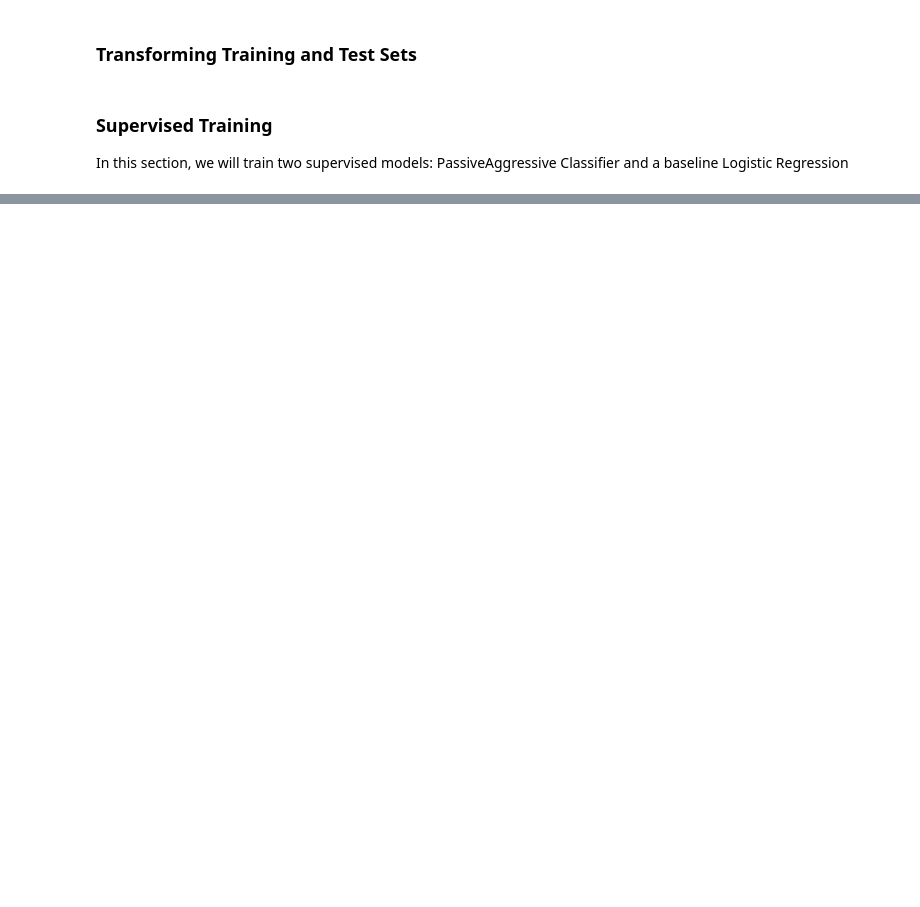
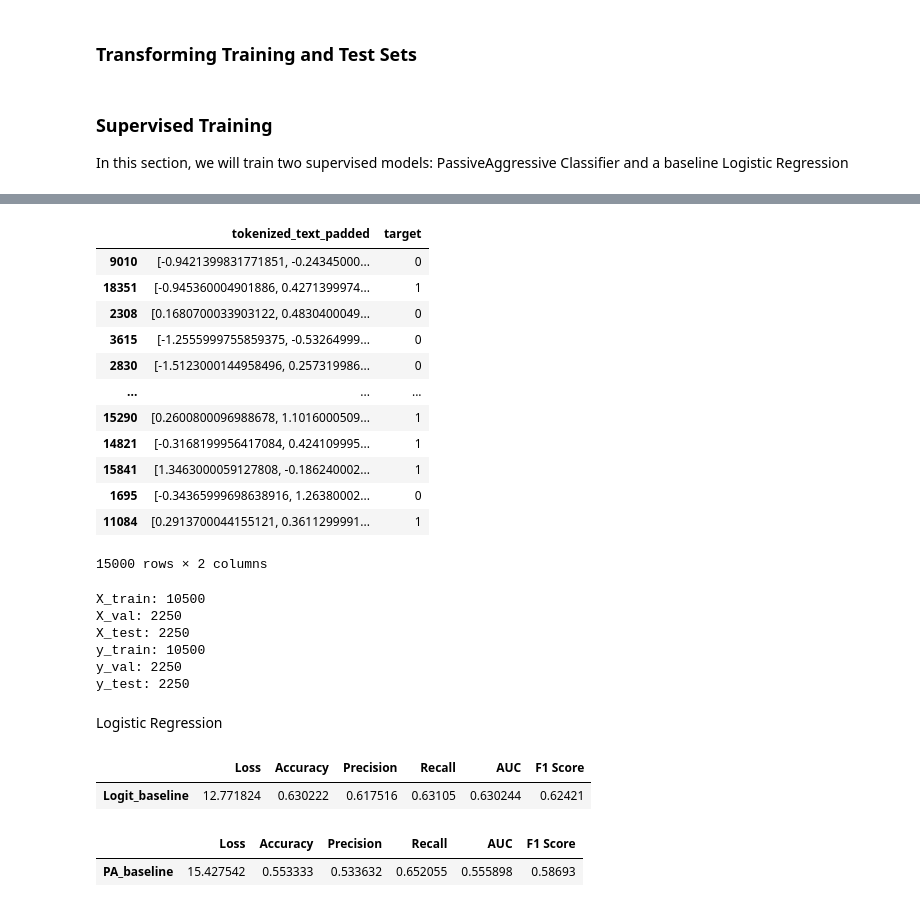
Before and after one commit to edologgerbird/context-capturing-clustering, a Jupyter notebook: final_project.ipynb, the cells around one changed output, grey strips where cells are left out. Drawn from its saved outputs; the diff is of its cells as text; code cells hidden in the pictures; blank space fills up the shorter version.

Commit message:
Added Baseline

```diff
--- a/final_project.ipynb
+++ b/final_project.ipynb
@@ -796,0 +859,18 @@ combined_results
+# %%
+# Flatten the padded tokenized text
+tweets_sampled["tokenized_text_padded"] = tweets_sampled["tokenized_text_padded"].apply(lambda x: np.ndarray.flatten(x))
+tweets_sampled
+# %% [output]
+|  | tokenized_text_padded | target |
+| 9010 | [-0.9421399831771851, -0.24345000... | 0 |
+| 18351 | [-0.945360004901886, 0.4271399974... | 1 |
+| 2308 | [0.1680700033903122, 0.4830400049... | 0 |
+| 3615 | [-1.2555999755859375, -0.53264999... | 0 |
+| 2830 | [-1.5123000144958496, 0.257319986... | 0 |
+| ... | ... | ... |
+| 15290 | [0.2600800096988678, 1.1016000509... | 1 |
+| 14821 | [-0.3168199956417084, 0.424109995... | 1 |
+| 15841 | [1.3463000059127808, -0.186240002... | 1 |
+| 1695 | [-0.34365999698638916, 1.26380002... | 0 |
+| 11084 | [0.2913700044155121, 0.3611299991... | 1 |
+15000 rows × 2 columns
@@ -796,0 +880,19 @@ combined_results
+# %%
+X_train_baseline, X_valtest_baseline, y_train_baseline, y_valtest_baseline = train_test_split(X_baseline, y_baseline, train_size=TRAIN_SIZE, random_state=RANDOM_STATE, shuffle=True)
+X_val_baseline, X_test_baseline, y_val_baseline, y_test_baseline = train_test_split(X_valtest_baseline, y_valtest_baseline, test_size=(TEST_SIZE)/(TEST_SIZE+VAL_SIZE), random_state=RANDOM_STATE, shuffle=True)
+
+print(
+    f'X_train: {X_train_baseline.shape[0]} \n'
+    f'X_val: {X_val_baseline.shape[0]} \n'
+    f'X_test: {X_test_baseline.shape[0]} \n'
+    f'y_train: {y_train_baseline.shape[0]} \n'
+    f'y_val: {y_val_baseline.shape[0]} \n'
+    f'y_test: {y_test_baseline.shape[0]} \n'
+)
+# %% [output]
+X_train: 10500
+X_val: 2250
+X_test: 2250
+y_train: 10500
+y_val: 2250
+y_test: 2250
@@ -796,0 +903,2 @@ combined_results
+# %% [markdown]
+Logistic Regression
@@ -796,0 +910,5 @@ combined_results
+# %%
+logit_baseline_results
+# %% [output]
+|  | Loss | Accuracy | Precision | Recall | AUC | F1 Score |
+| Logit_baseline | 12.771824 | 0.630222 | 0.617516 | 0.63105 | 0.630244 | 0.62421 |
@@ -796,0 +922,5 @@ combined_results
+# %%
+pa_baseline_results
+# %% [output]
+|  | Loss | Accuracy | Precision | Recall | AUC | F1 Score |
+| PA_baseline | 15.427542 | 0.553333 | 0.533632 | 0.652055 | 0.555898 | 0.58693 |
```
Also changed, not shown: parts of 22 cells of this notebook.
